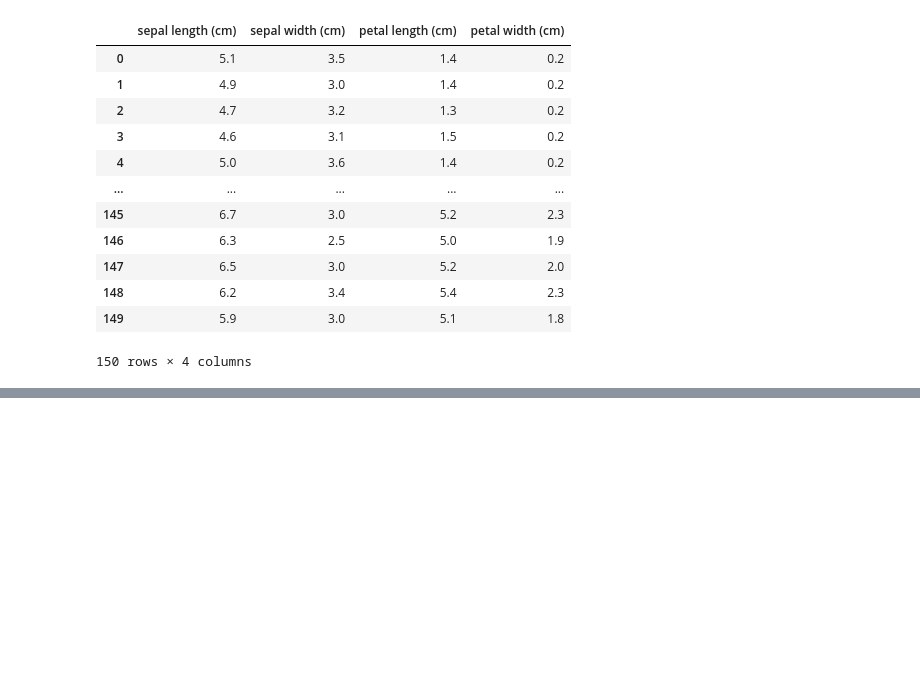
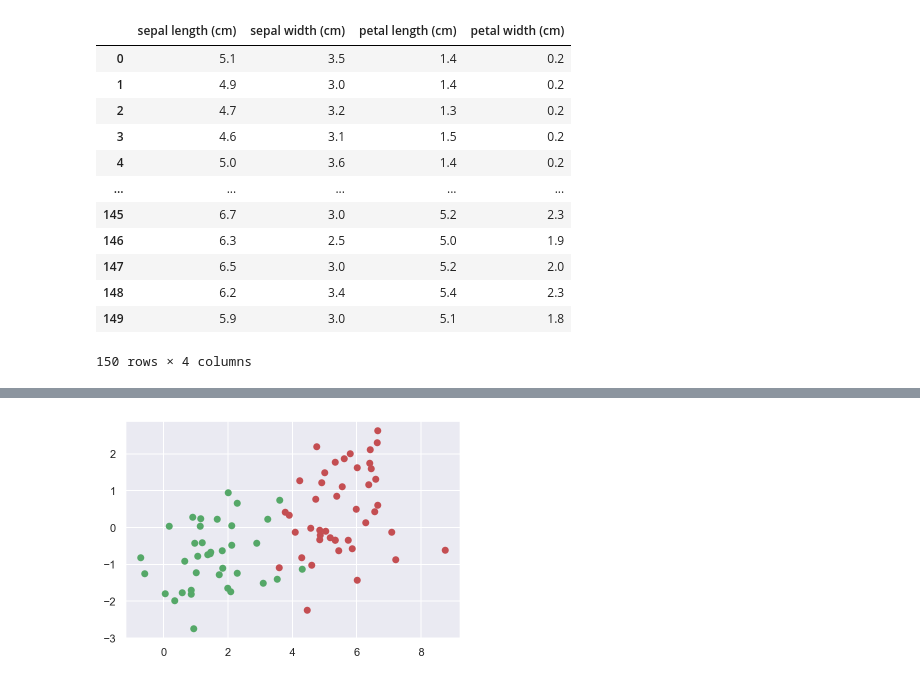
Before and after one commit to S-Alikhonov/AI_ML, a Jupyter notebook: Chapter 2/04. PCA and LDA/02_IRIS_LDA.ipynb, the cells around one changed output, grey strips where cells are left out. Cells and saved outputs as stored; diff of their text form; code cells hidden in the pictures; blank space fills up the shorter version.

```diff
--- a/Chapter 2/04. PCA and LDA/02_IRIS_LDA.ipynb
+++ b/Chapter 2/04. PCA and LDA/02_IRIS_LDA.ipynb
@@ -73,5 +73,5 @@ X_train,X_test,Y_train,Y_test = train_test_split(X,y,test_size=30,random_state=0
 # %%
 # Scale the X's
 scaler = StandardScaler()
-scaler.fit_transform(X_train)
-scaler.transform(X_test)
+X_train_scaled = scaler.fit_transform(X_train)
+X_test_scaled = scaler.transform(X_test)
@@ -96,3 +78,3 @@ array([[-0.09544771, -0.58900572,  0.72247648,  1.5131568 ],
 # %%
 # apply the lda transformation
-lda.fit_transform(X_train,Y_train)
+X_lda = lda.fit_transform(X_train_scaled,Y_train)
@@ -119,4 +97,8 @@ array([[ 4.84067405e+00, -7.13324053e-02],
 # %%
 # take a look at the new axes for the data and plot them
+for label,color in zip(Y_train.unique(),['r','g']):
+    plt.scatter(X_lda[Y_train==label,0],X_lda[Y_train==label,1],c=color)
+# %% [output]
+[figure, added]
 # %%
 # what about the variability?
```
Also changed, not shown: parts of 4 cells of this notebook.
